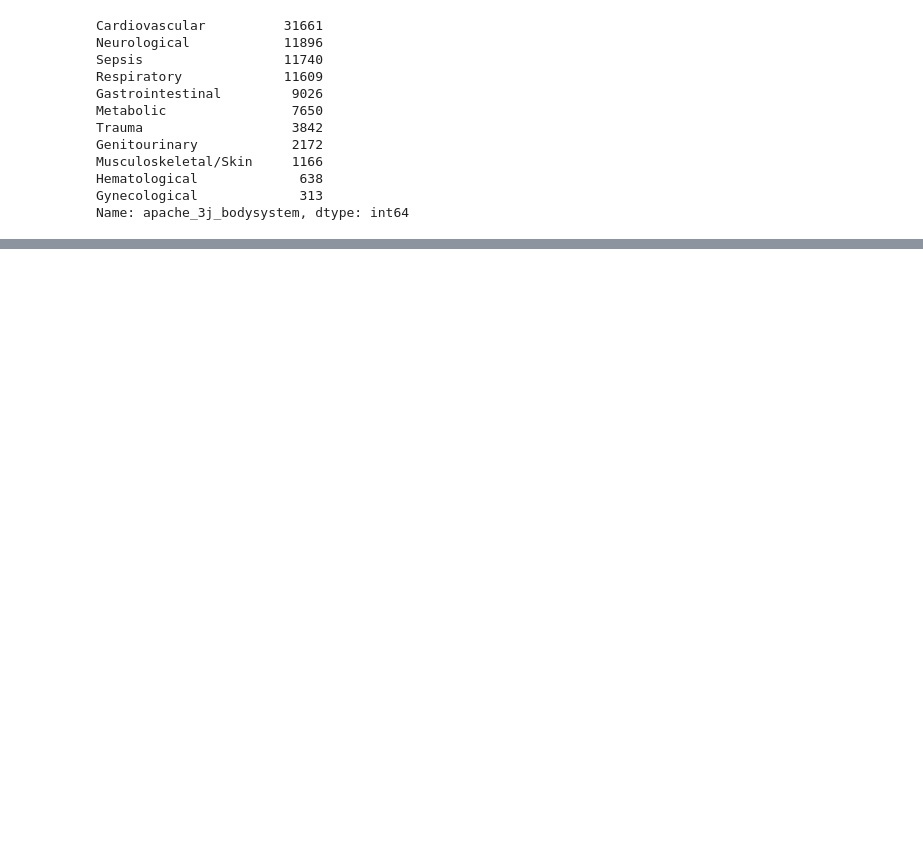
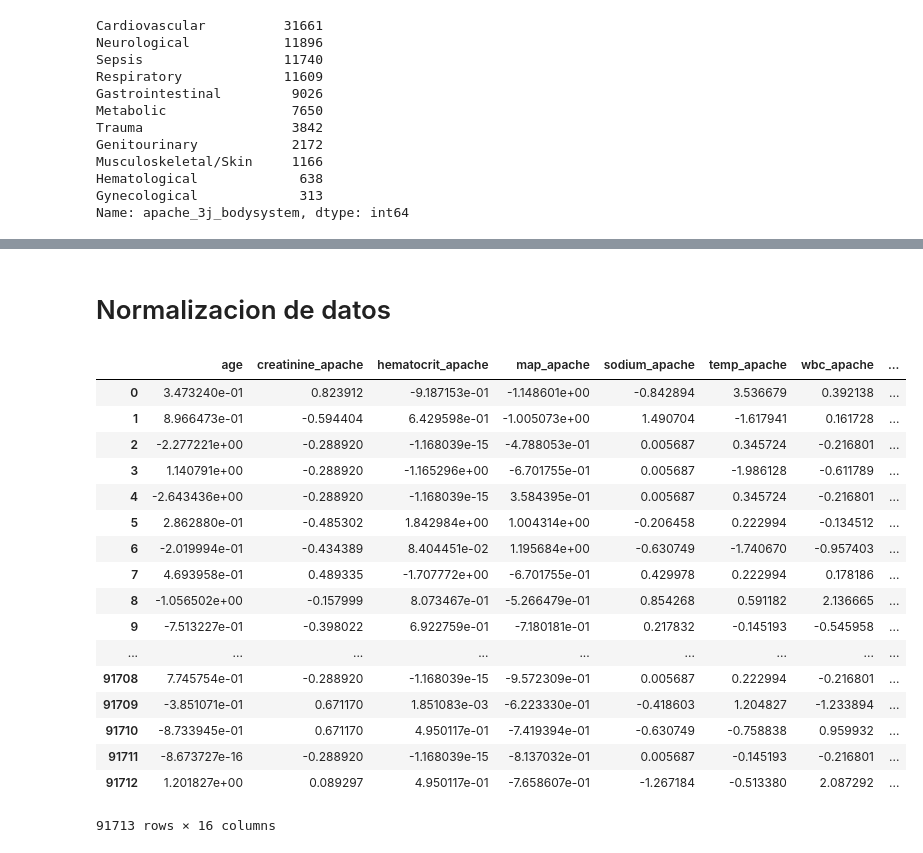
Before and after one commit to mdleiton/WiDSDatathon, a Jupyter notebook: preprocesamiento.ipynb, the cells around one changed output, grey strips where cells are left out. Saved outputs shown, nothing was run; the diff lists cells and outputs as text; code cells hidden in the pictures; blank space fills up the shorter version.

```diff
--- a/preprocesamiento.ipynb
+++ b/preprocesamiento.ipynb
@@ -243,3 +272,30 @@ data
+# %% [markdown]
+# Normalizacion de datos
+# %%
+scaler = StandardScaler()
+data[variables_mediana] = scaler.fit_transform(data[variables_mediana])
+data[variables_mean] = scaler.fit_transform(data[variables_mean])
+#data = pandas.DataFrame(data=dataA[0:,0:], index=[i for i in range(dataA.shape[0])], columns=[data.columns.tolist()])
+data
+# %% [output]
+|  | age | creatinine_apache | hematocrit_apache | map_apache | sodium_apache | temp_apache | wbc_apache | ... |
+| 0 | 3.473240e-01 | 0.823912 | -9.187153e-01 | -1.148601e+00 | -0.842894 | 3.536679 | 0.392138 | ... |
+| 1 | 8.966473e-01 | -0.594404 | 6.429598e-01 | -1.005073e+00 | 1.490704 | -1.617941 | 0.161728 | ... |
+| 2 | -2.277221e+00 | -0.288920 | -1.168039e-15 | -4.788053e-01 | 0.005687 | 0.345724 | -0.216801 | ... |
+| 3 | 1.140791e+00 | -0.288920 | -1.165296e+00 | -6.701755e-01 | 0.005687 | -1.986128 | -0.611789 | ... |
+| 4 | -2.643436e+00 | -0.288920 | -1.168039e-15 | 3.584395e-01 | 0.005687 | 0.345724 | -0.216801 | ... |
+| 5 | 2.862880e-01 | -0.485302 | 1.842984e+00 | 1.004314e+00 | -0.206458 | 0.222994 | -0.134512 | ... |
+| 6 | -2.019994e-01 | -0.434389 | 8.404451e-02 | 1.195684e+00 | -0.630749 | -1.740670 | -0.957403 | ... |
+| 7 | 4.693958e-01 | 0.489335 | -1.707772e+00 | -6.701755e-01 | 0.429978 | 0.222994 | 0.178186 | ... |
+| 8 | -1.056502e+00 | -0.157999 | 8.073467e-01 | -5.266479e-01 | 0.854268 | 0.591182 | 2.136665 | ... |
+| 9 | -7.513227e-01 | -0.398022 | 6.922759e-01 | -7.180181e-01 | 0.217832 | -0.145193 | -0.545958 | ... |
+| ... | ... | ... | ... | ... | ... | ... | ... | ... |
+| 91708 | 7.745754e-01 | -0.288920 | -1.168039e-15 | -9.572309e-01 | 0.005687 | 0.222994 | -0.216801 | ... |
+| 91709 | -3.851071e-01 | 0.671170 | 1.851083e-03 | -6.223330e-01 | -0.418603 | 1.204827 | -1.233894 | ... |
+| 91710 | -8.733945e-01 | 0.671170 | 4.950117e-01 | -7.419394e-01 | -0.630749 | -0.758838 | 0.959932 | ... |
+| 91711 | -8.673727e-16 | -0.288920 | -1.168039e-15 | -8.137032e-01 | 0.005687 | -0.145193 | -0.216801 | ... |
+| 91712 | 1.201827e+00 | 0.089297 | 4.950117e-01 | -7.658607e-01 | -1.267184 | -0.513380 | 2.087292 | ... |
+91713 rows × 16 columns
 # %%
 result = data.isnull().sum() / 91713
 r = result.sort_values(ascending=True)
```
Also changed, not shown: parts of 15 cells of this notebook.
